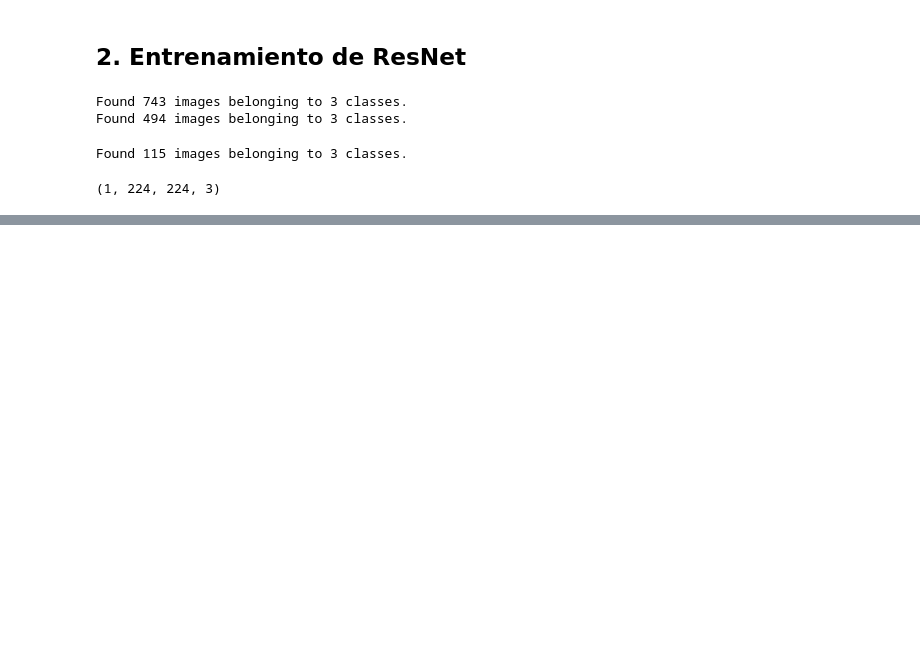
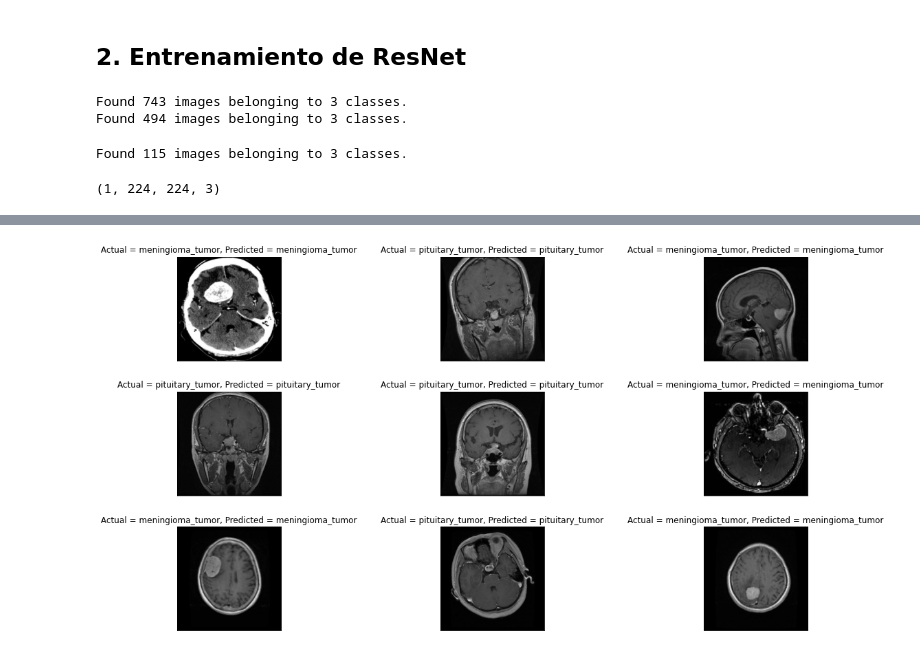
Before and after one commit to Tecnologias-Emergentes-Equipo2/ProyectoFinal, a Jupyter notebook: ProyectoFinal.ipynb, the cells around one changed output, grey strips where cells are left out. Drawn from its saved outputs; the diff is of its cells as text; code cells hidden in the pictures; blank space fills up the shorter version.

```diff
--- a/ProyectoFinal.ipynb
+++ b/ProyectoFinal.ipynb
@@ -258,0 +555,7 @@ Test accuracy: 54.78260869565217
+# %%
+model.compile(optimizer="adam", loss="sparse_categorical_crossentropy", metrics=["accuracy"])
+# %%
+
+x_train, x_test, y_train, y_test = train_test_split(images, labels, test_size = 0.19, random_state = random_seed,shuffle=True)
+# %%
+model.fit(x_train, y_train, epochs=10)
@@ -258,0 +586,6 @@ Test accuracy: 54.78260869565217
+# %%
+
+
+pred = model.predict(x_test)
+
+pred.shape
@@ -258,0 +598,33 @@ Test accuracy: 54.78260869565217
+# %%
+plt.figure(1 , figsize = (19 , 10))
+n = 0
+y_predict =[]
+y_label_test =[]
+for i in range(9):
+    n += 1
+    r = np.random.randint( 0, x_test.shape[0], 1)
+
+    plt.subplot(3, 3, n)
+    plt.subplots_adjust(hspace = 0.3, wspace = 0.3)
+
+
+
+    plt.imshow(x_test[r[0]])
+    plt.title('Actual = {}, Predicted = {}'.format(categories[y_test[r[0]]] , categories[math.ceil(y_test[r[0]]*pred[r[0]][y_test[r[0]]])]) )
+    plt.xticks([]) , plt.yticks([])
+
+plt.show()
+for i in range(len(y_test)):
+    #n += 1
+    #r = np.random.randint( 0, x_test.shape[0], 1)
+
+    ####
+    y_predict.append(y_test[i] *arr[i])
+    y_label_test.append(y_test[i])
+
+y_predict=[math.ceil(i) if i - int(i)>=0.5 else math.floor(i) for i in y_predict]
+
+y_predict = [categories[i] for i in y_predict]
+y_label_test = [categories[i] for i in y_label_test]
+# %% [output]
+[figure, added]
```
Also changed, not shown: parts of 24 cells of this notebook.
